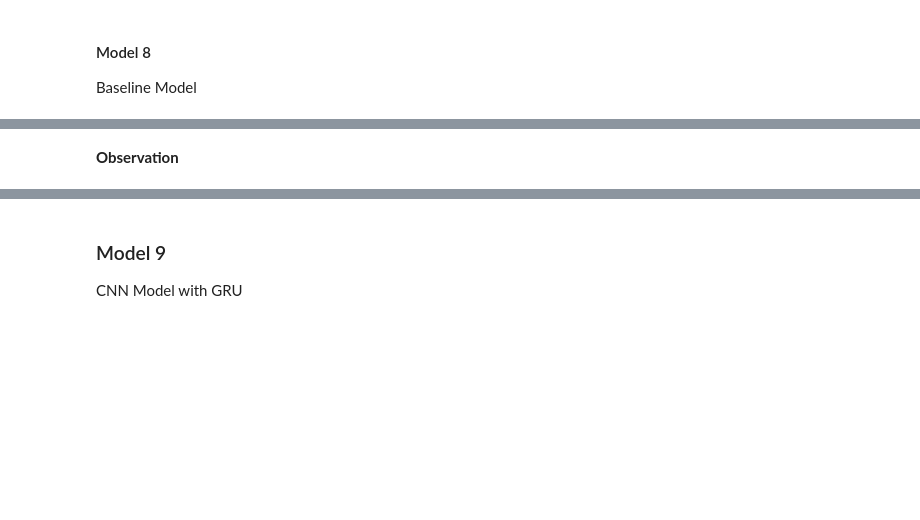
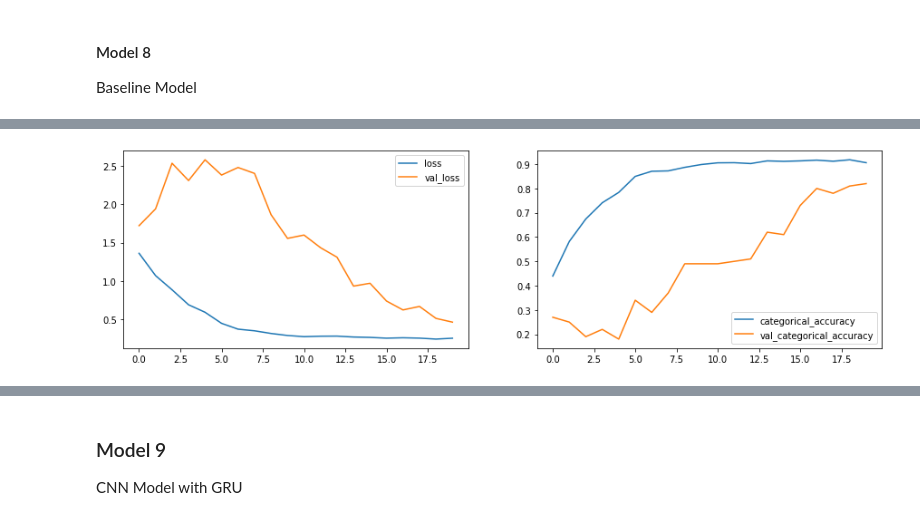
Before and after one commit to rramchan12/Gesture-Recognition-CaseStudy-IITB, a Jupyter notebook: Gesture_Recognition_Iter1.ipynb, the cells around one changed output, grey strips where cells are left out. Saved outputs shown, nothing was run; the diff lists cells and outputs as text; code cells hidden in the pictures; blank space fills up the shorter version.

Commit message:
CNN-RNN Model Initial Cut

```diff
--- a/Gesture_Recognition_Iter1.ipynb
+++ b/Gesture_Recognition_Iter1.ipynb
@@ -1793,2 +1813,4 @@ NameError: name 'rnn_cnn1_model' is not defined
-# %% [markdown]
-**Observation**
+# %%
+plot(history_model8)
+# %% [output]
+[figure, added]
```
Also changed, not shown: parts of 11 cells of this notebook.
